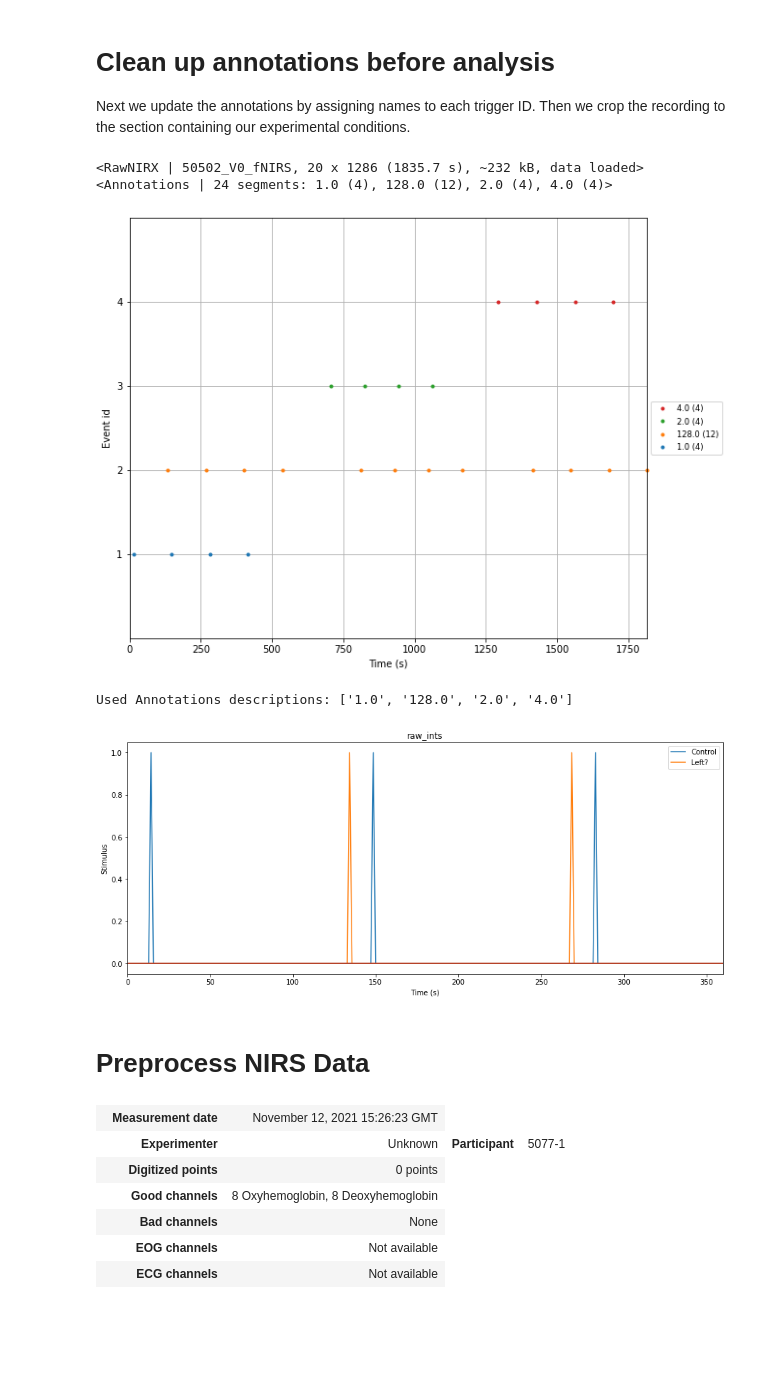
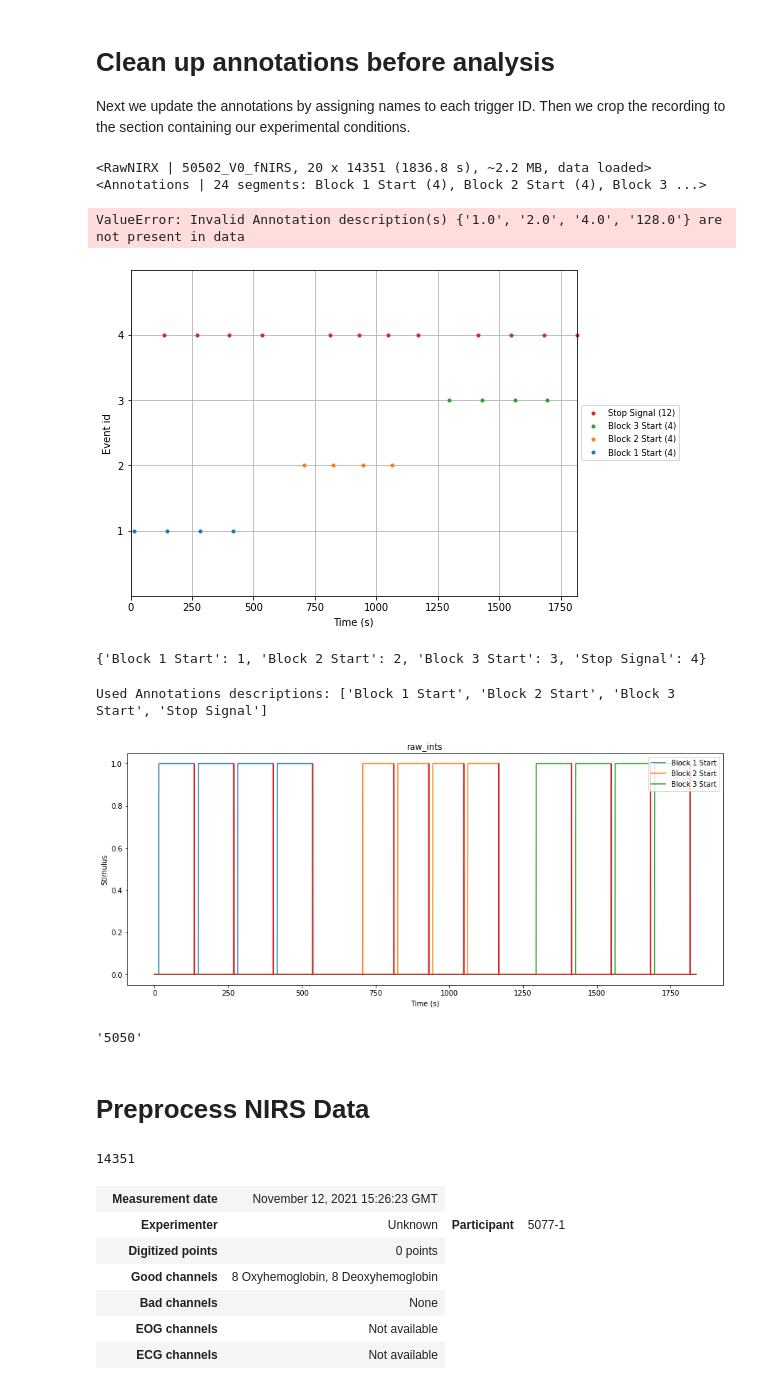
Before and after one commit to ChildBrainLab/LCBDtools, a Jupyter notebook: scripts/NIRS/mne_loader.ipynb, the cells around one changed output. Drawn from its saved outputs; the diff is of its cells as text; code cells hidden in the pictures; blank space fills up the shorter version.

Commit message:
re-running DB-DOS conversions with some slight changes. 1 round of exclusions should be done prior.

```diff
--- a/scripts/NIRS/mne_loader.ipynb
+++ b/scripts/NIRS/mne_loader.ipynb
@@ -35,10 +35,20 @@ subjects = list(set([os.path.basename(d)[:participant_num_len] for d in session_
 mne.viz.set_3d_backend('pyvista')
 raw_intensities = []
 
-for ses in session_dirs[:1]:
+for ses in session_dirs:
+
+    if os.path.basename(ses)[:participant_num_len] == "50600":
+        pass
+    else:
+        continue
+
+    evts = glob(ses + "/*.evt")
+    if len(evts) != 2:
+        print("There should be 2 evt files. Skipping:", os.path.basename(ses))
+        continue
 
     raw_intensities.append(mne.io.read_raw_nirx(ses).load_data())
-    raw_intensities[-1].resample(0.7) # downsample to 0.7 HZ to run faster
+#     raw_intensities[-1].resample(0.7) # downsample to 0.7 HZ to run faster
 
 #     # replace raw_ints annotations with events from custom file.
 #     # read events from file
@@ -105,28 +158,39 @@ from nilearn.plotting import plot_design_matrix
 # Clean up annotations before analysis
 
 Next we update the annotations by assigning names to each trigger ID. Then we crop the recording to the section containing our experimental conditions.
+# %%
+durations = {
+    'Block 1 Start': 120,
+    'Block 2 Start': 105,
+    'Block 3 Start': 120,
+    'Stop Signal': 1}
 # %%
 for raw_ints in raw_intensities:
     print(raw_ints)
     print(raw_ints.annotations)
 
-    raw_ints.rename({
-        '1.0': 'Control',
-        '2.0': 'Tapping/Left'})
-
-    """
-    raw_ints.annotations.delete(raw_ints.annotations.description == '15.0')
-
-    raw_ints.annotations.set_durations(5)
-
-    """
+    raw_ints.annotations.rename({
+        '1.0': 'Block 1 Start',
+        '2.0': 'Block 2 Start',
+        '4.0': 'Block 3 Start',
+        '128.0': 'Stop Signal'})
 # %% [output]
-<RawNIRX | 50502_V0_fNIRS, 20 x 1286 (1835.7 s), ~232 kB, data loaded>
-<Annotations | 24 segments: 1.0 (4), 128.0 (12), 2.0 (4), 4.0 (4)>
+<RawNIRX | 50502_V0_fNIRS, 20 x 14351 (1836.8 s), ~2.2 MB, data loaded>
+<Annotations | 24 segments: Block 1 Start (4), Block 2 Start (4), Block 3 ...>
+ValueError: Invalid Annotation description(s) {'1.0', '2.0', '4.0', '128.0'} are not present in data
+# %%
+for raw_ints in raw_intensities:
+    raw_ints.annotations.set_durations(durations, verbose=True)
 # %%
 for raw_ints in raw_intensities:
-    events, event_dict = mne.events_from_annotations(raw_ints, verbose=False)
+    events, event_dict = mne.events_from_annotations(
+        raw_ints,
+        verbose=False)
 
     mne.viz.plot_events(events, event_id=event_dict, sfreq=raw_ints.info['sfreq'])
 # %% [output]
-[figure, old version]
+[figure, new version]
+# %%
+print(event_dict)
+# %% [output]
+{'Block 1 Start': 1, 'Block 2 Start': 2, 'Block 3 Start': 3, 'Stop Signal': 4}
@@ -133,17 +229,27 @@ for raw_ints in raw_intensities:
 # %%
 for raw_ints in raw_intensities:
-    s = mne_nirs.experimental_design.create_boxcar(raw_ints)
+    s = create_boxcar(
+        raw_ints,
+        stim_dur = durations)
 
     fig, axes = plt.subplots(nrows=1, ncols=1, figsize=(15, 6))
     plt.plot(raw_ints.times, s, axes=axes)
-    plt.legend(["Control", "Left?"], loc="upper right")
+    plt.legend([
+        "Block 1 Start",
+        "Block 2 Start",
+        "Block 3 Start"],
+        loc="upper right")
     plt.xlabel("Time (s)")
     plt.ylabel("Stimulus")
     plt.title("raw_ints")
-    plt.xlim(0, 360)
+#     plt.xlim(0, 1800)
 # %% [output]
-Used Annotations descriptions: ['1.0', '128.0', '2.0', '4.0']
+Used Annotations descriptions: ['Block 1 Start', 'Block 2 Start', 'Block 3 Start', 'Stop Signal']
-[figure, old version]
+[figure, new version]
+# %%
+raw_ints.info['subject_info']['his_id']
+# %% [output]
+'5050'
 # %% [markdown]
 # Preprocess NIRS Data
 # %%
@@ -154,6 +260,10 @@ for raw_ints in raw_intensities:
 
     #short_chs = get_short_channels(raw_haemo)
     long_chs = get_long_channels(raw_haemo)
+# %%
+len(raw_ints)
+# %% [output]
+14351
 # %%
 long_chs
 # %% [output]
```
Also changed, not shown: parts of 7 cells of this notebook, 4 other files.
